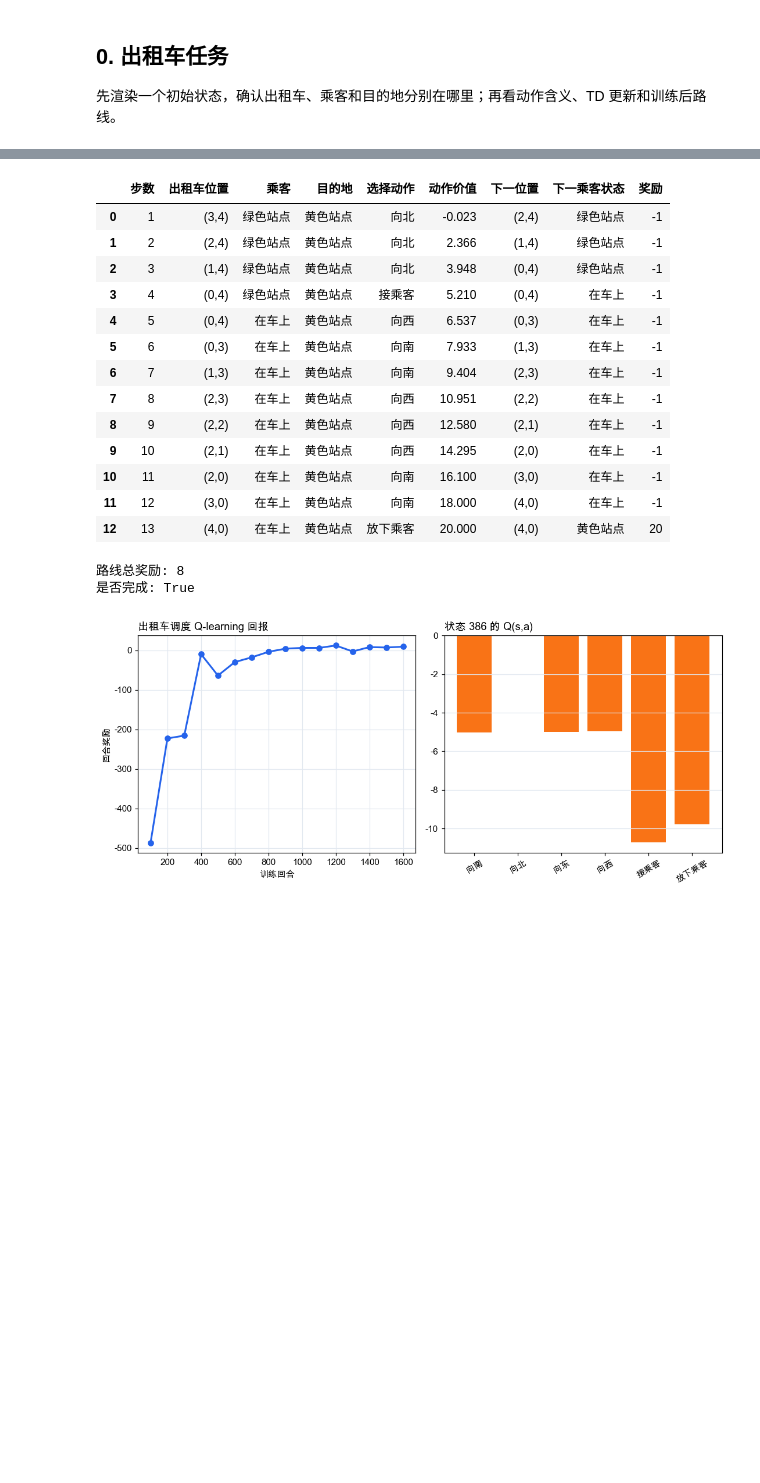
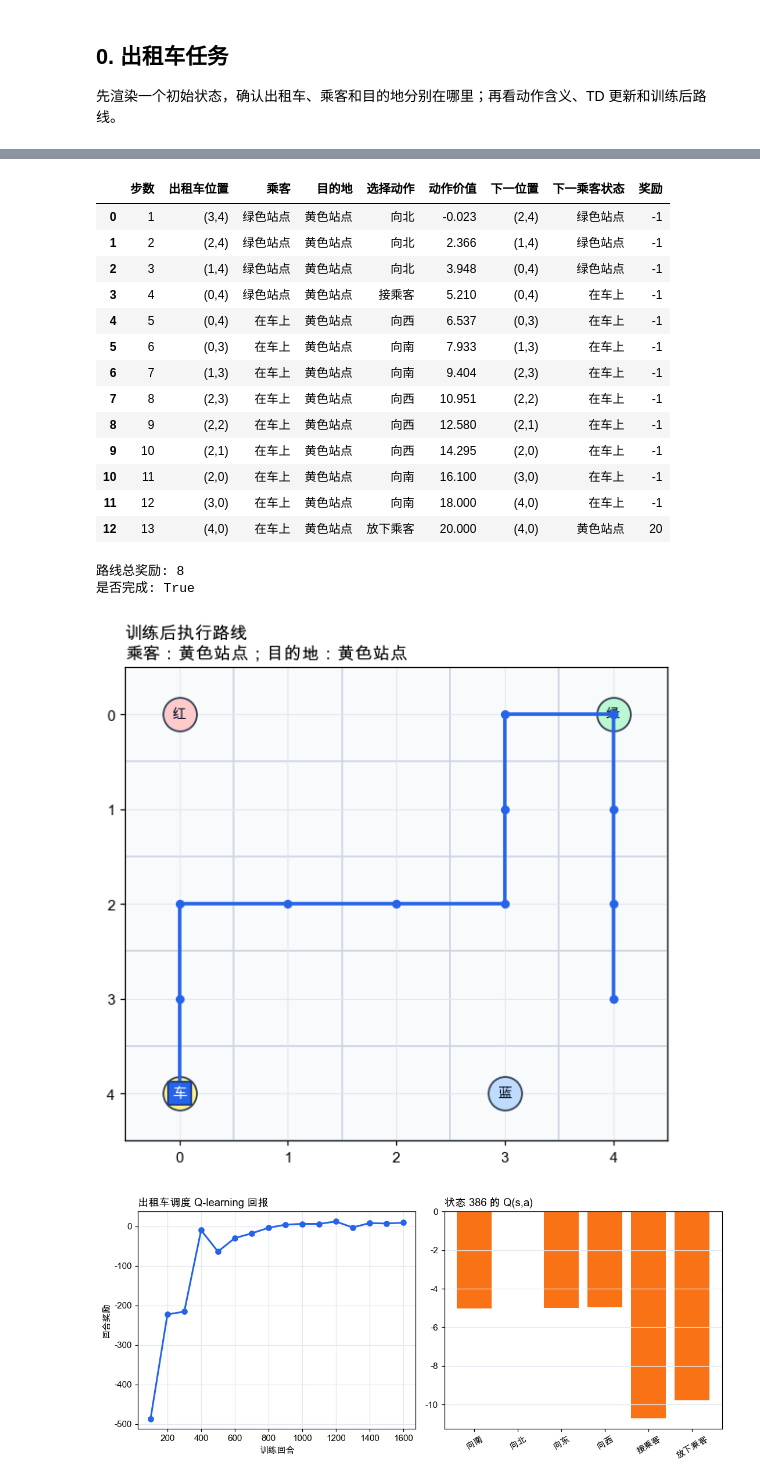
Before and after one commit to zhesun-0209/ai-thinking-labs, a Jupyter notebook: notebooks/ch11_td_learning.ipynb, the cells around one changed output, grey strips where cells are left out. Drawn from its saved outputs; the diff is of its cells as text; code cells hidden in the pictures; blank space fills up the shorter version.

```diff
--- a/notebooks/ch11_td_learning.ipynb
+++ b/notebooks/ch11_td_learning.ipynb
@@ -204,7 +252,9 @@ display(taxi_trace.tail(8).rename(columns={
 # %%
 # 训练后执行一条路线：每一步都按当前 Q 表选择价值最高的动作。
 rollout_state, _ = taxi_env.reset(seed=42)
+initial_row, initial_col, initial_passenger_idx, initial_dest_idx = taxi_env.unwrapped.decode(rollout_state)
 rollout_rows = []
+rollout_coords = [(initial_row, initial_col)]
 rollout_reward = 0
 for step in range(1, 31):
     row, col, passenger_idx, dest_idx = taxi_env.unwrapped.decode(rollout_state)
@@ -222,33 +272,49 @@ for step in range(1, 31):
         "下一位置": f"({next_row},{next_col})",
         "下一乘客状态": "在车上" if next_passenger_idx == 4 else location_names[next_passenger_idx],
         "奖励": reward,
     })
+    rollout_coords.append((next_row, next_col))
     rollout_reward += reward
     rollout_state = next_state
     if terminated or truncated:
         break
 
 taxi_rollout_df = pd.DataFrame(rollout_rows)
 display(taxi_rollout_df.round(3))
 print("路线总奖励:", rollout_reward)
 print("是否完成:", bool(terminated))
+
+fig, ax = plt.subplots(figsize=(5.6, 5.4))
+last_row, last_col, last_passenger_idx, last_dest_idx = taxi_env.unwrapped.decode(rollout_state)
+draw_taxi_board(
+    ax,
+    last_row,
+    last_col,
+    last_passenger_idx,
+    last_dest_idx,
+    "训练后执行路线",
+    path=rollout_coords,
+)
+plt.tight_layout()
+plt.show()
 # %% [output]
 |  | 步数 | 出租车位置 | 乘客 | 目的地 | 选择动作 | 动作价值 | 下一位置 | 下一乘客状态 | 奖励 |
 | 0 | 1 | (3,4) | 绿色站点 | 黄色站点 | 向北 | -0.023 | (2,4) | 绿色站点 | -1 |
 | 1 | 2 | (2,4) | 绿色站点 | 黄色站点 | 向北 | 2.366 | (1,4) | 绿色站点 | -1 |
 | 2 | 3 | (1,4) | 绿色站点 | 黄色站点 | 向北 | 3.948 | (0,4) | 绿色站点 | -1 |
 | 3 | 4 | (0,4) | 绿色站点 | 黄色站点 | 接乘客 | 5.210 | (0,4) | 在车上 | -1 |
 | 4 | 5 | (0,4) | 在车上 | 黄色站点 | 向西 | 6.537 | (0,3) | 在车上 | -1 |
 | 5 | 6 | (0,3) | 在车上 | 黄色站点 | 向南 | 7.933 | (1,3) | 在车上 | -1 |
 | 6 | 7 | (1,3) | 在车上 | 黄色站点 | 向南 | 9.404 | (2,3) | 在车上 | -1 |
 | 7 | 8 | (2,3) | 在车上 | 黄色站点 | 向西 | 10.951 | (2,2) | 在车上 | -1 |
 | 8 | 9 | (2,2) | 在车上 | 黄色站点 | 向西 | 12.580 | (2,1) | 在车上 | -1 |
 | 9 | 10 | (2,1) | 在车上 | 黄色站点 | 向西 | 14.295 | (2,0) | 在车上 | -1 |
 | 10 | 11 | (2,0) | 在车上 | 黄色站点 | 向南 | 16.100 | (3,0) | 在车上 | -1 |
 | 11 | 12 | (3,0) | 在车上 | 黄色站点 | 向南 | 18.000 | (4,0) | 在车上 | -1 |
 | 12 | 13 | (4,0) | 在车上 | 黄色站点 | 放下乘客 | 20.000 | (4,0) | 黄色站点 | 20 |
 路线总奖励: 8
 是否完成: True
+[figure, added]
 # %%
 # 绘制训练曲线和一个起始状态的动作价值。
 start_state, _ = taxi_env.reset(seed=42)
```
Also changed, not shown: parts of 3 cells of this notebook, 19 other files.
